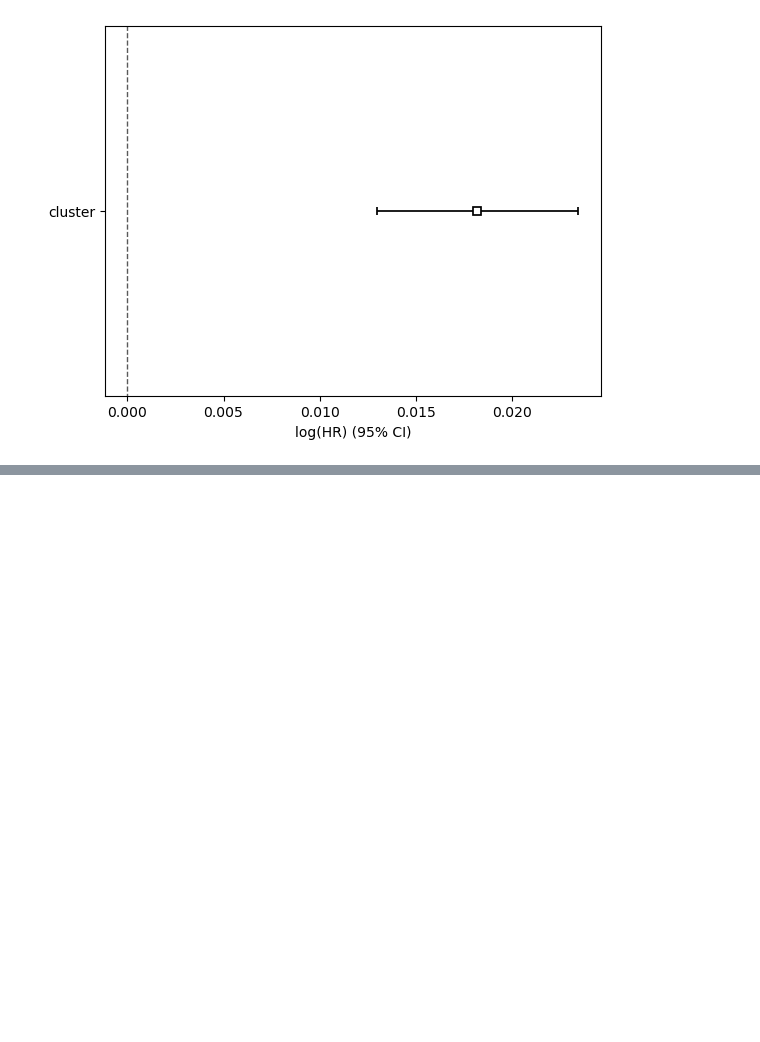
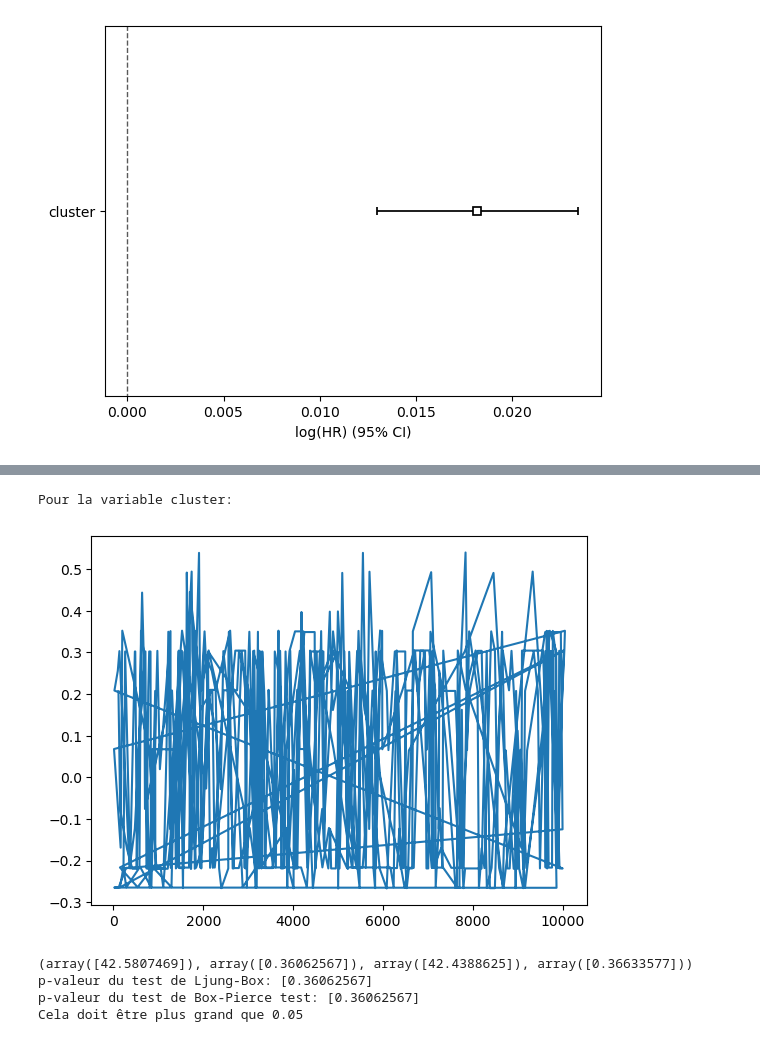
Before and after one commit to Kirscher/TextMining_Parcours_de_soin, a Jupyter notebook: survival_analysis/Lifelines.ipynb, the cells around one changed output, grey strips where cells are left out. Saved outputs shown, nothing was run; the diff lists cells and outputs as text; code cells hidden in the pictures; blank space fills up the shorter version.

```diff
--- a/survival_analysis/Lifelines.ipynb
+++ b/survival_analysis/Lifelines.ipynb
@@ -581,0 +583,4 @@ KeyboardInterrupt:
+# %%
+#Use Lifelines to calculate the variance scaled Schoenfeld residuals for all regression variables in one go:
+scaled_schoenfeld_residuals = cph.compute_residuals(training_dataframe=profil_patient[['Nb_survie','Mort','CHOC','cluster']], kind='scaled_schoenfeld')
+print(scaled_schoenfeld_residuals)
@@ -581,0 +602,21 @@ KeyboardInterrupt:
+# %%
+import statsmodels.stats.diagnostic as diag
+Variables=['cluster']
+for variable in Variables:
+    print('Pour la variable ' + str(variable) + ':')
+    #Let's plot the residuals for AGE against time:
+    plt.plot(scaled_schoenfeld_residuals.index[:500], scaled_schoenfeld_residuals[variable][:500])
+    plt.show()
+    #Run the Ljung-Box test to test for auto-correlation in residuals up to lag 40
+    result=diag.acorr_ljungbox(x=scaled_schoenfeld_residuals[variable], lags=[40], boxpierce=True, model_df=0, period=None, return_df=None)
+    print(result)
+    print('p-valeur du test de Ljung-Box: ' + str(result[1]))
+    print('p-valeur du test de Box-Pierce test: ' + str(result[1]))
+    print('Cela doit être plus grand que 0.05')
+# %% [output]
+Pour la variable cluster:
+[figure, added]
+(array([42.5807469]), array([0.36062567]), array([42.4388625]), array([0.36633577]))
+p-valeur du test de Ljung-Box: [0.36062567]
+p-valeur du test de Box-Pierce test: [0.36062567]
+Cela doit être plus grand que 0.05
```
Also changed, not shown: parts of 14 cells of this notebook.
